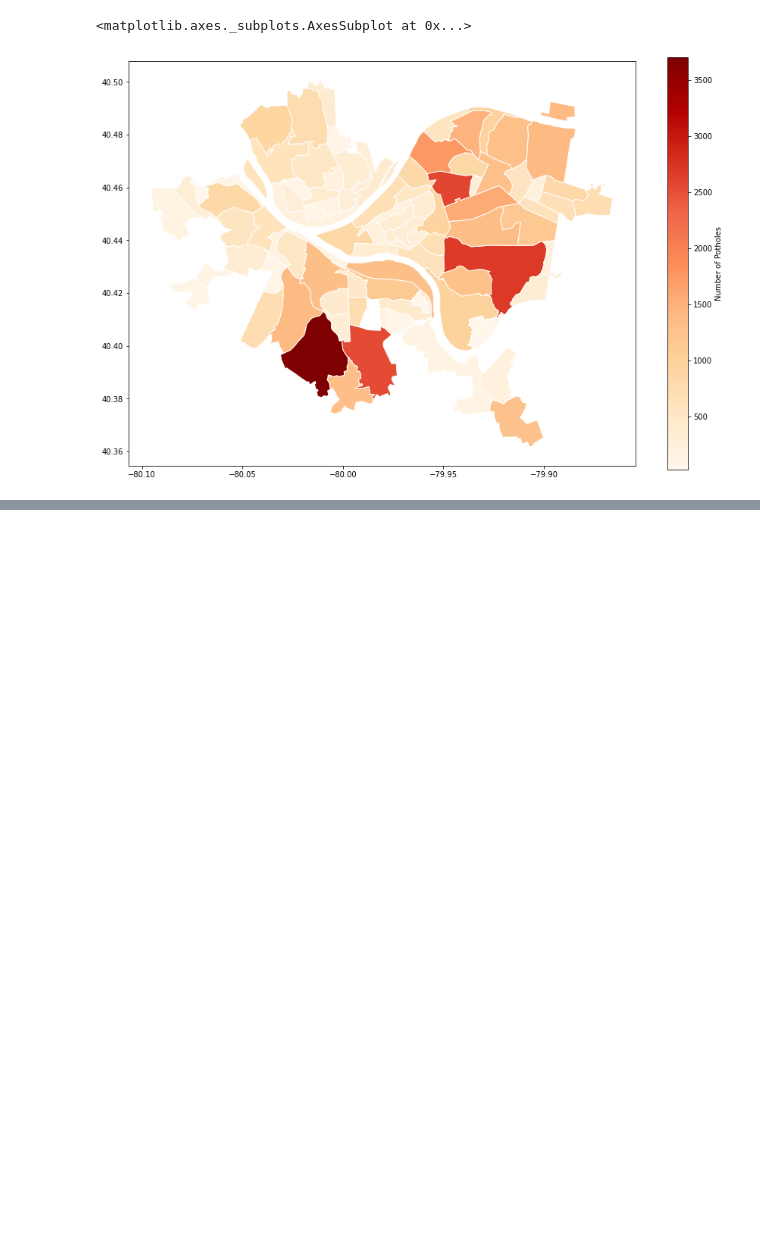
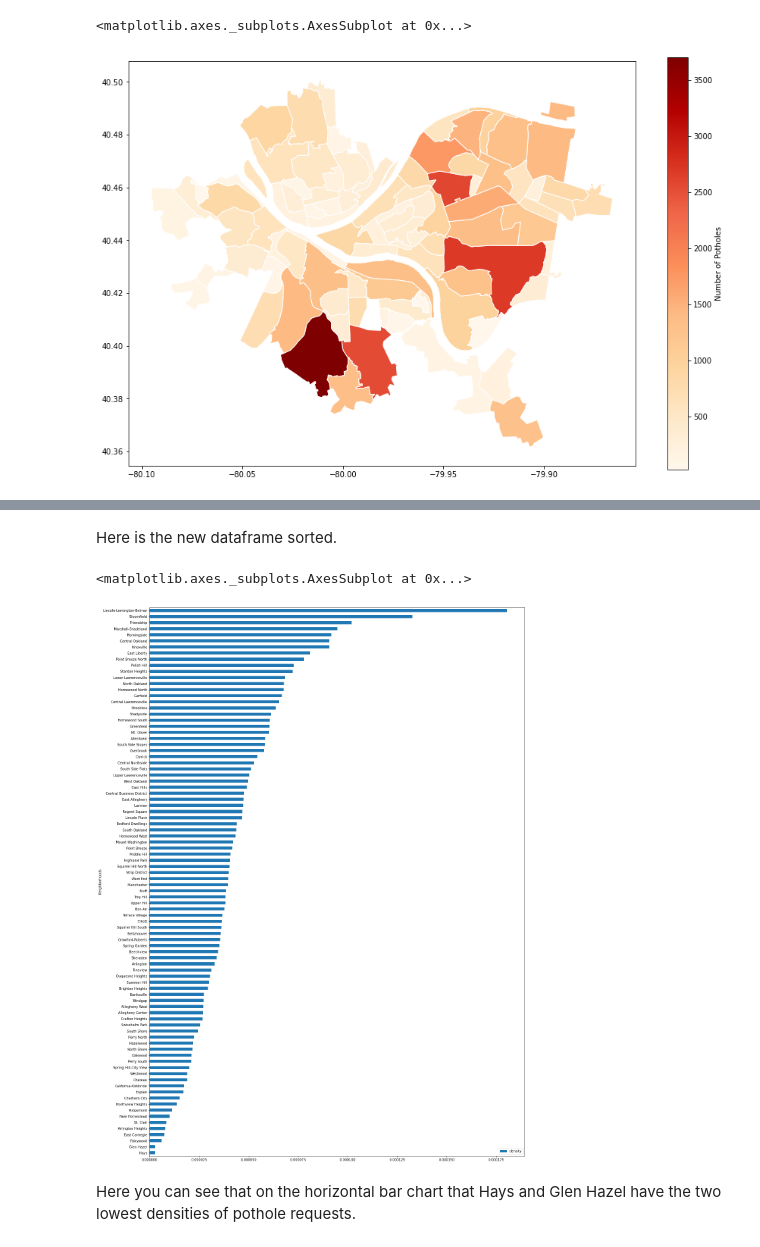
Before and after one commit to d3tk/CMPINF0010-FINAL-PROJECT, a Jupyter notebook: PotholeData.ipynb, the cells around one changed output, grey strips where cells are left out. Cells and saved outputs as stored; diff of their text form; code cells hidden in the pictures; blank space fills up the shorter version.

```diff
--- a/PotholeData.ipynb
+++ b/PotholeData.ipynb
@@ -63,0 +114,4 @@ maps.plot(column='REQUEST_ID',
+# %%
+orderpots = grouped_pots1.sort_values('NEIGHBORHOOD')
+orderpots = orderpots.drop(labels='Mount Oliver Borough')
+orderpots.shape
@@ -63,0 +122,3 @@ maps.plot(column='REQUEST_ID',
+# %%
+donepots = pd.merge(orderpots,oshape[['Neighborhood_2010_HOOD','Neighborhood_2010_AREA']],right_on='Neighborhood_2010_HOOD',left_on="NEIGHBORHOOD" ,how = 'left')
+donepots.head()
@@ -63,0 +134,3 @@ maps.plot(column='REQUEST_ID',
+# %%
+donepots['density'] = donepots['NUM_POTHOLES']/(donepots['Neighborhood_2010_AREA'])
+donepots.head()
@@ -63,0 +146,4 @@ maps.plot(column='REQUEST_ID',
+# %%
+donepots = donepots.sort_values(by = ['density'],ascending = True)
+donepots.set_index('Neighborhood_2010_HOOD', inplace =  True)
+print(donepots)
@@ -63,0 +166,9 @@ maps.plot(column='REQUEST_ID',
+# %% [markdown]
+Here is the new dataframe sorted.
+# %%
+donepots.plot(kind='barh', y = 'density',figsize=(20,30),ylabel='Density',xlabel='Neighborhoods')
+# %% [output]
+<matplotlib.axes._subplots.AxesSubplot at 0x...>
+[figure, added]
+# %% [markdown]
+Here you can see that on the horizontal bar chart that Hays and Glen Hazel have the two lowest densities of pothole requests.
```
Also changed, not shown: parts of 22 cells of this notebook.
